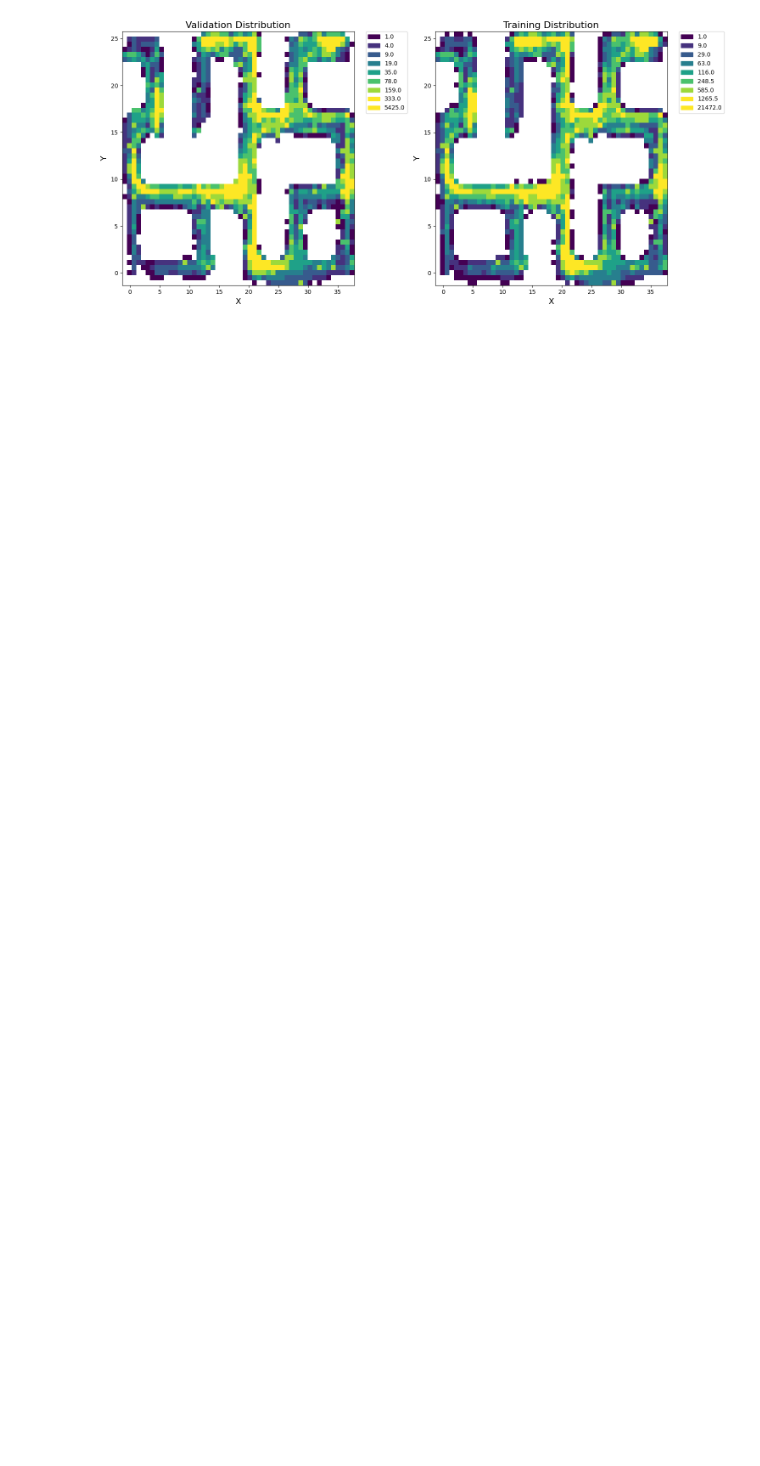
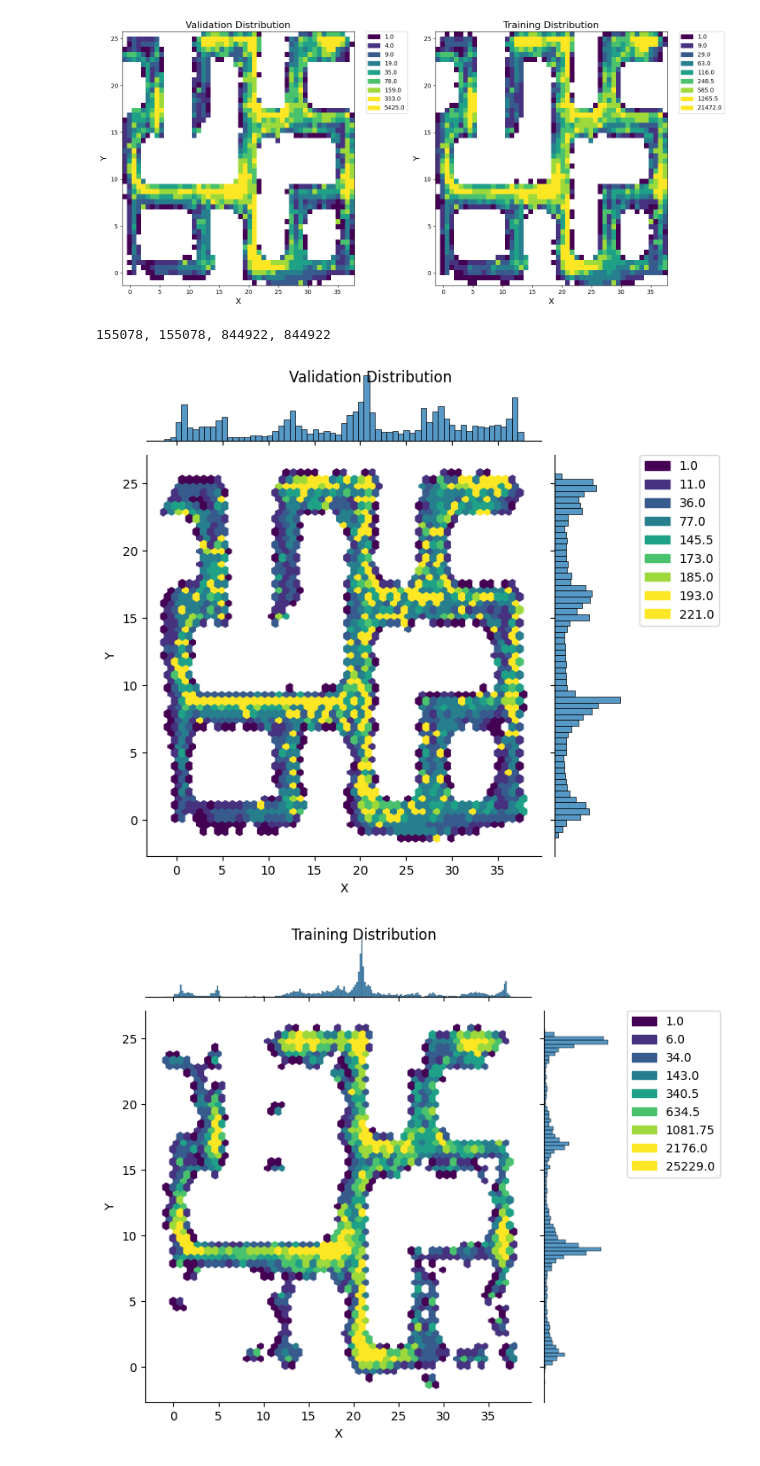
Before and after one commit to jren03/LAMPS-IRL, a Jupyter notebook: MujocoSysID/mbrl/examples/plot.ipynb, the cells around one changed output. Cells and saved outputs as stored; diff of their text form; code cells hidden in the pictures; blank space fills up the shorter version.

Commit message:
uniform sampling

```diff
--- a/MujocoSysID/mbrl/examples/plot.ipynb
+++ b/MujocoSysID/mbrl/examples/plot.ipynb
@@ -306,3 +285,47 @@ plt.tight_layout()
 plt.show()
 # %% [output]
 [figure]
+# %%
+val_x, val_y, train_x, train_y = sample_data_uniform(x, y)
+print(f"{len(val_x)}, {len(val_y)}, {len(train_x)}, {len(train_y)}")
+
+# Define the colormap
+cmap = plt.cm.viridis
+
+# Calculate statistics and plot for validation data
+val_stats = calculate_statistics(val_x, val_y)
+val_bounds = np.array(val_stats)
+val_norm = mcolors.BoundaryNorm(val_bounds, cmap.N)
+
+# Plot the sampled distribution
+g = sns.jointplot(x=val_x, y=val_y, kind="hex", gridsize=50, cmap=cmap, norm=val_norm)
+g.fig.suptitle("Validation Distribution")
+g.set_axis_labels("X", "Y")
+
+# Create a list of patches for the legend
+patches = [mpatches.Patch(color=cmap(val_norm(stat)), label=stat) for stat in val_stats]
+
+# Add the legend to the plot
+plt.legend(handles=patches, bbox_to_anchor=(1.25, 1), loc=2, borderaxespad=0.)
+
+# Calculate statistics and plot for training data
+train_stats = calculate_statistics(train_x, train_y)
+train_bounds = np.array(train_stats)
+train_norm = mcolors.BoundaryNorm(train_bounds, cmap.N)
+
+# Plot the remaining distribution
+g = sns.jointplot(x=train_x, y=train_y, kind="hex", gridsize=50, cmap=cmap, norm=train_norm)
+g.fig.suptitle("Training Distribution")
+g.set_axis_labels("X", "Y")
+
+# Create a list of patches for the legend
+patches = [mpatches.Patch(color=cmap(train_norm(stat)), label=stat) for stat in train_stats]
+
+# Add the legend to the plot
+plt.legend(handles=patches, bbox_to_anchor=(1.25, 1), loc=2, borderaxespad=0.)
+
+plt.show()
+# %% [output]
+155078, 155078, 844922, 844922
+[figure, added]
+[figure, added]
```
Also changed, not shown: parts of 3 cells of this notebook.
